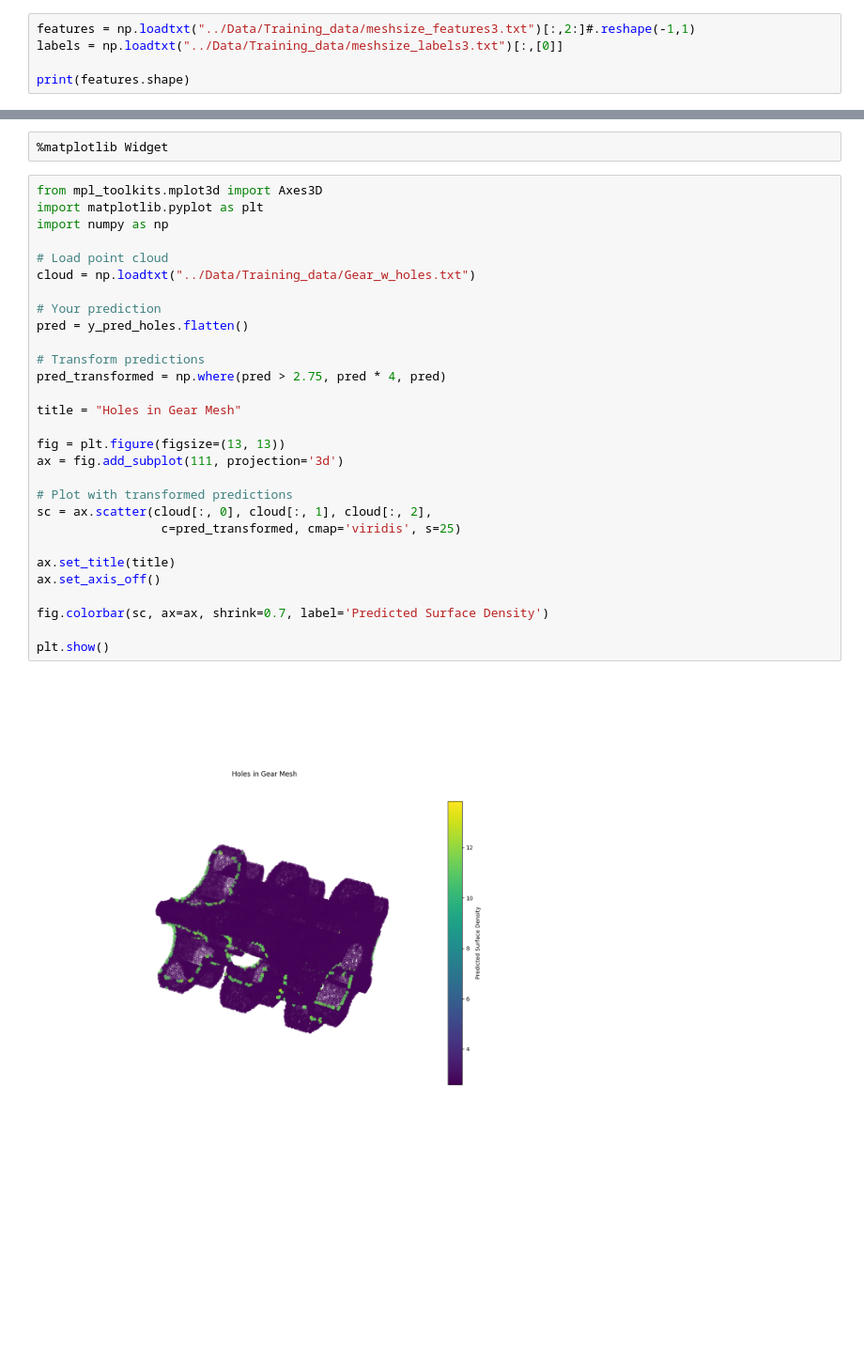
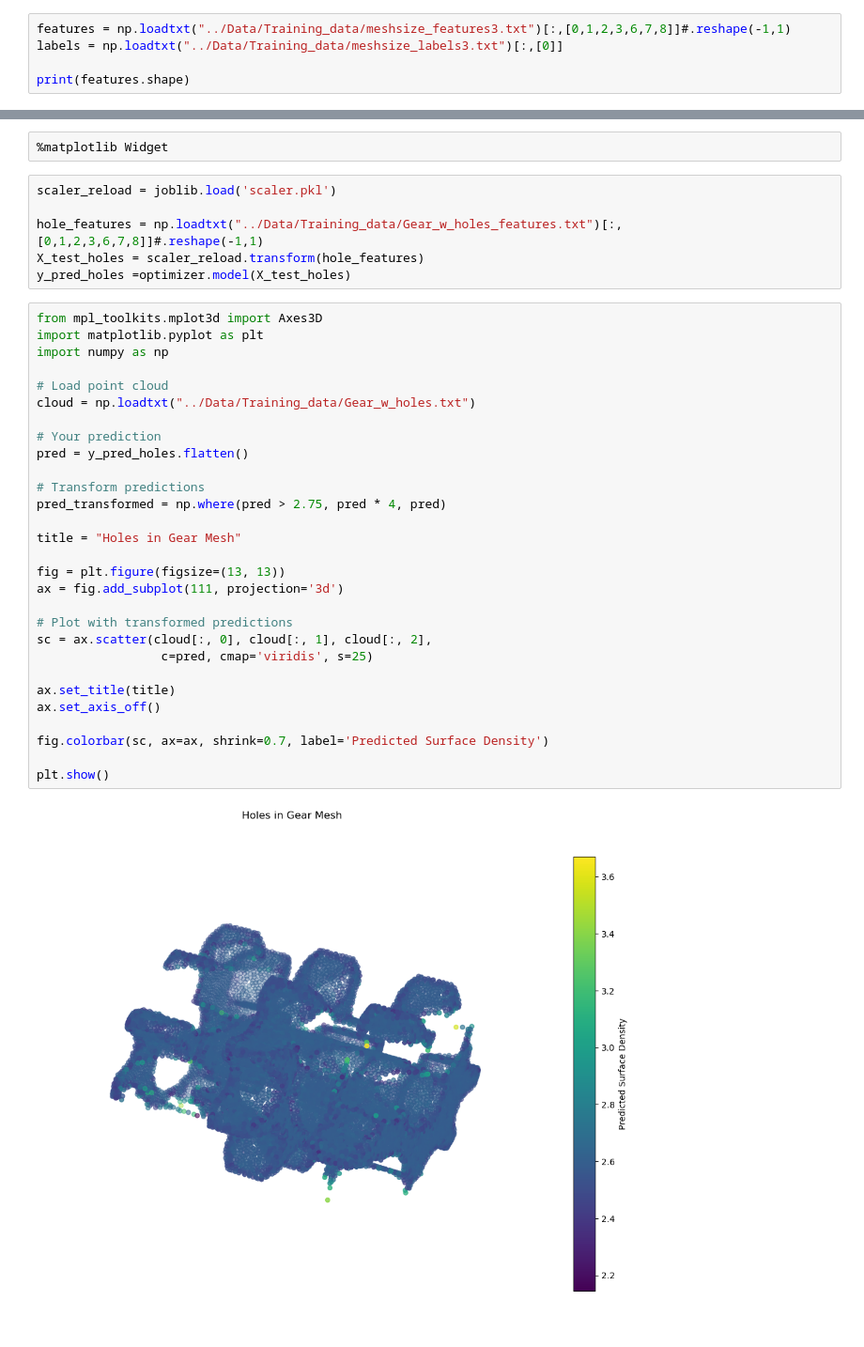
Before and after one commit to MagnusKarlsen1/PCQA-NN, a Jupyter notebook: Code/Gradient NN/models/FlaxMLP_copy.ipynb, the cells around one changed output, grey strips where cells are left out. Shown at 94% size. Cells and saved outputs as stored; diff of their text form; blank space fills up the shorter version.

```diff
--- a/Code/Gradient NN/models/FlaxMLP_copy.ipynb
+++ b/Code/Gradient NN/models/FlaxMLP_copy.ipynb
@@ -29,7 +29,7 @@ import joblib
 import msgpack
 import pathlib
 # %%
-features = np.loadtxt("../Data/Training_data/meshsize_features3.txt")[:,2:]#.reshape(-1,1)
+features = np.loadtxt("../Data/Training_data/meshsize_features3.txt")[:,[0,1,2,3,6,7,8]]#.reshape(-1,1)
 labels = np.loadtxt("../Data/Training_data/meshsize_labels3.txt")[:,[0]]
 
 print(features.shape)
@@ -363,34 +363,40 @@ plt.show()
 [figure]
 # %%
 %matplotlib Widget
+# %%
+scaler_reload = joblib.load('scaler.pkl')
+
+hole_features = np.loadtxt("../Data/Training_data/Gear_w_holes_features.txt")[:,[0,1,2,3,6,7,8]]#.reshape(-1,1)
+X_test_holes = scaler_reload.transform(hole_features)
+y_pred_holes =optimizer.model(X_test_holes)
 # %%
 from mpl_toolkits.mplot3d import Axes3D
 import matplotlib.pyplot as plt
 import numpy as np
 
 # Load point cloud
 cloud = np.loadtxt("../Data/Training_data/Gear_w_holes.txt")
 
 # Your prediction
 pred = y_pred_holes.flatten()
 
 # Transform predictions
 pred_transformed = np.where(pred > 2.75, pred * 4, pred)
 
 title = "Holes in Gear Mesh"
 
 fig = plt.figure(figsize=(13, 13))
 ax = fig.add_subplot(111, projection='3d')
 
 # Plot with transformed predictions
 sc = ax.scatter(cloud[:, 0], cloud[:, 1], cloud[:, 2],
-                 c=pred_transformed, cmap='viridis', s=25)
+                 c=pred, cmap='viridis', s=25)
 
 ax.set_title(title)
 ax.set_axis_off()
 
 fig.colorbar(sc, ax=ax, shrink=0.7, label='Predicted Surface Density')
 
 plt.show()
 # %% [output]
-[figure, old version]
+[figure, new version]
```
Also changed, not shown: parts of 5 cells of this notebook, 23 other files.
